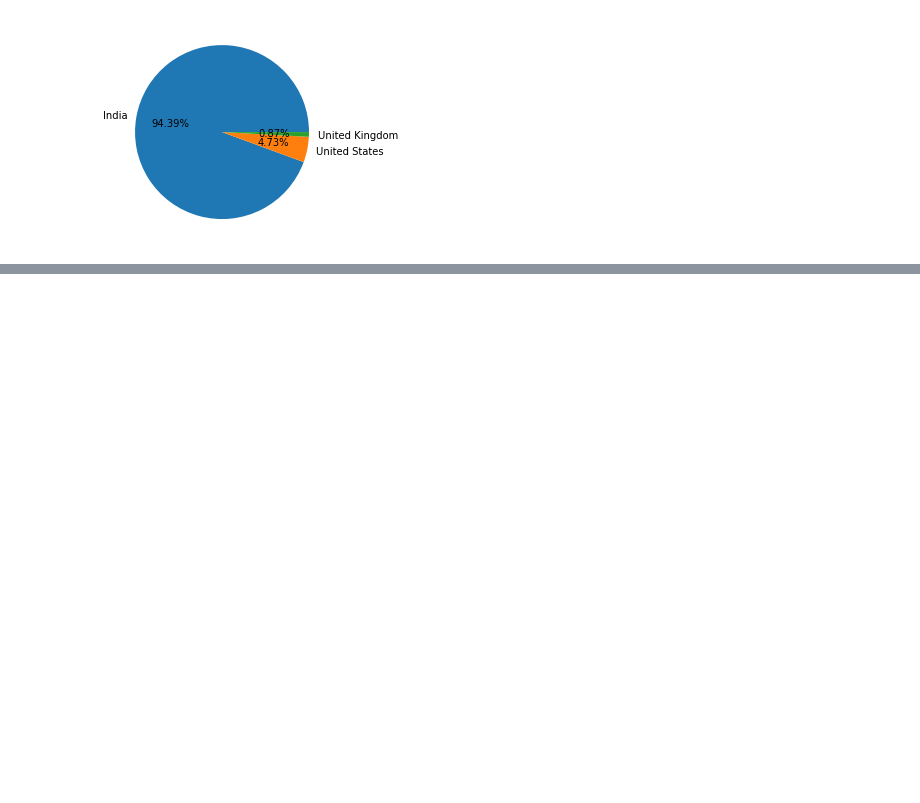
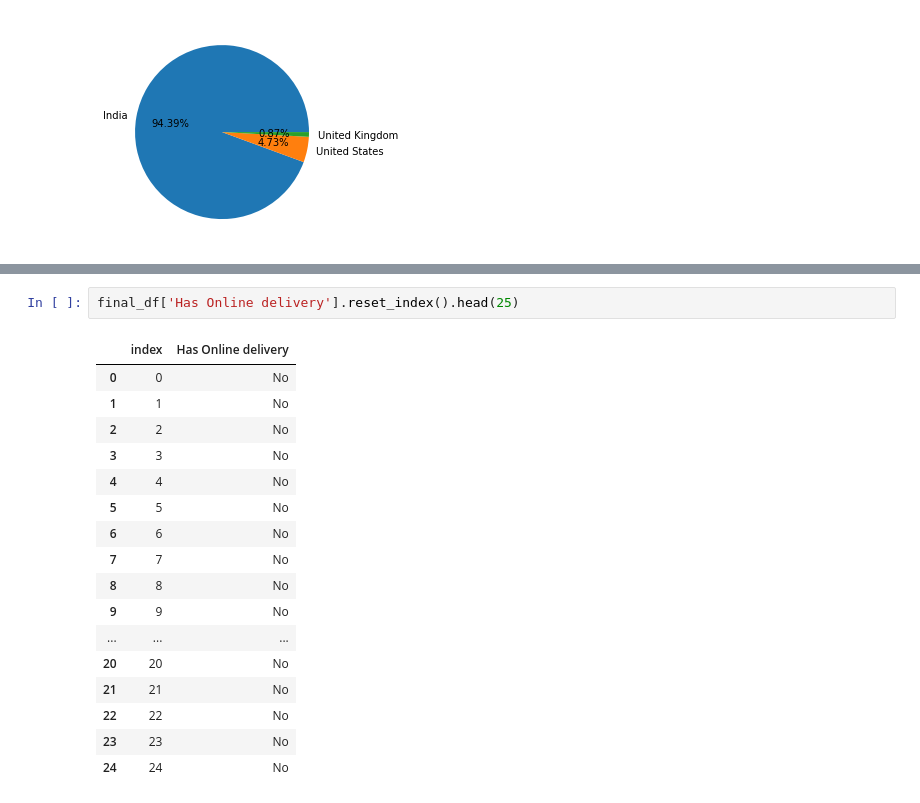
Before and after one commit to chwasiq0569/EDA-Zomato-Dataset, a Jupyter notebook: EDA_Zomato_Dataset.ipynb, the cells around one changed output, grey strips where cells are left out. Drawn from its saved outputs; the diff is of its cells as text; blank space fills up the shorter version.

```diff
--- a/EDA_Zomato_Dataset.ipynb
+++ b/EDA_Zomato_Dataset.ipynb
@@ -149,0 +258,20 @@ plt.pie(country_values[:3], labels=country_names[:3], autopct='%1.2f%%')
+# %%
+final_df['Has Online delivery'].reset_index().head(25)
+# %% [output]
+|  | index | Has Online delivery |
+| 0 | 0 | No |
+| 1 | 1 | No |
+| 2 | 2 | No |
+| 3 | 3 | No |
+| 4 | 4 | No |
+| 5 | 5 | No |
+| 6 | 6 | No |
+| 7 | 7 | No |
+| 8 | 8 | No |
+| 9 | 9 | No |
+| ... | ... | ... |
+| 20 | 20 | No |
+| 21 | 21 | No |
+| 22 | 22 | No |
+| 23 | 23 | No |
+| 24 | 24 | No |
```
Also changed, not shown: parts of 10 cells of this notebook.
